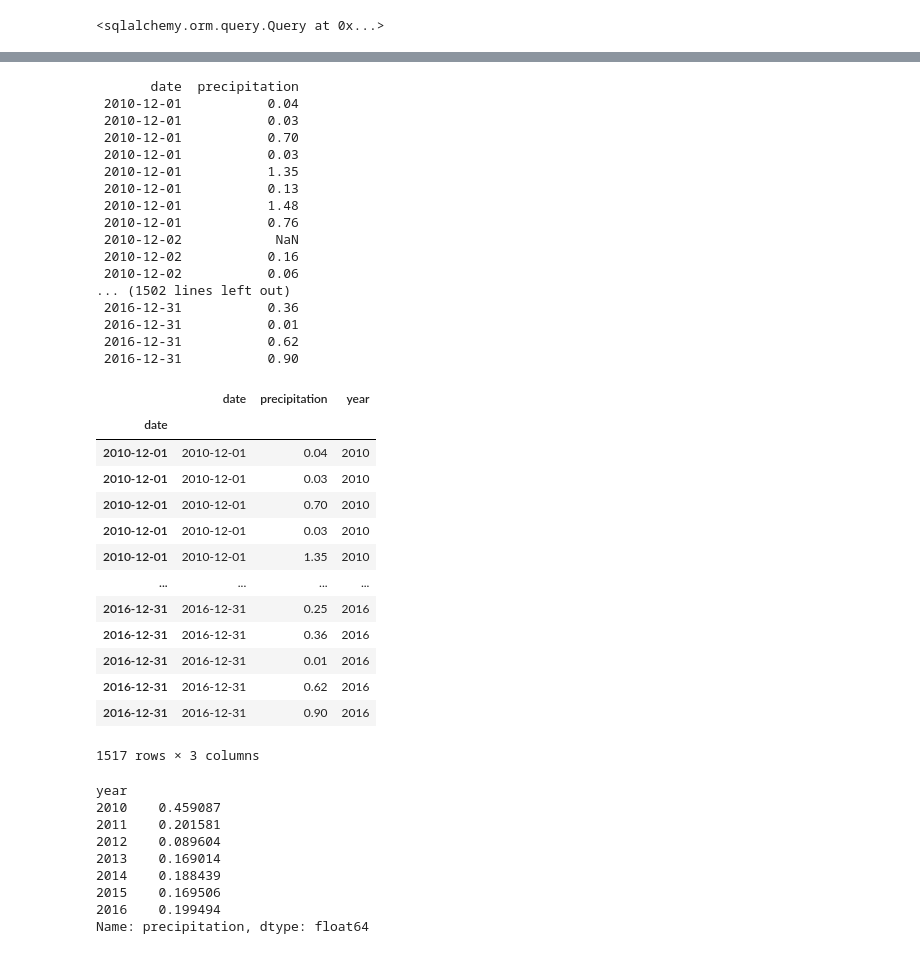
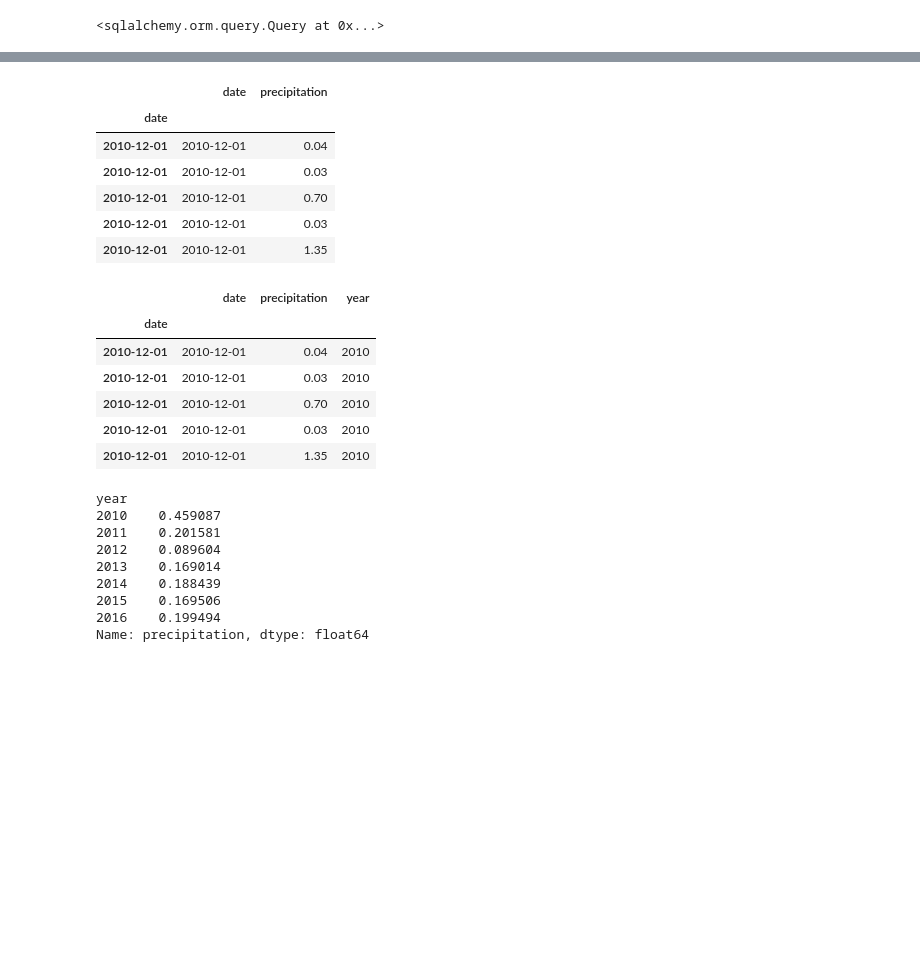
Before and after one commit to mariawolf29/surfs_up, a Jupyter notebook: Challenge 9.ipynb, the cells around one changed output, grey strips where cells are left out. Cells and saved outputs as stored; diff of their text form; code cells hidden in the pictures; blank space fills up the shorter version.

```diff
--- a/Challenge 9.ipynb
+++ b/Challenge 9.ipynb
@@ -80,44 +61,27 @@ df_december.set_index(df_december['date'], inplace=True)
 
 # Sort the dataframe by date
 df_december = df_december.sort_index()
-print(df_december.to_string(index=False))
+df_december.head()
 # %% [output]
-       date  precipitation
- 2010-12-01           0.04
- 2010-12-01           0.03
- 2010-12-01           0.70
- 2010-12-01           0.03
- 2010-12-01           1.35
- 2010-12-01           0.13
- 2010-12-01           1.48
- 2010-12-01           0.76
- 2010-12-02            NaN
- 2010-12-02           0.16
- 2010-12-02           0.06
-... (1502 lines left out)
- 2016-12-31           0.36
- 2016-12-31           0.01
- 2016-12-31           0.62
- 2016-12-31           0.90
+|  | date | precipitation |
+| date |  |  |
+| 2010-12-01 | 2010-12-01 | 0.04 |
+| 2010-12-01 | 2010-12-01 | 0.03 |
+| 2010-12-01 | 2010-12-01 | 0.70 |
+| 2010-12-01 | 2010-12-01 | 0.03 |
+| 2010-12-01 | 2010-12-01 | 1.35 |
 # %%
 # Create column for year only:
 df_december["year"] = df_december["date"].str.slice(0, 4).astype(int)
-df_december
+df_december.head()
 # %% [output]
 |  | date | precipitation | year |
 | date |  |  |  |
 | 2010-12-01 | 2010-12-01 | 0.04 | 2010 |
 | 2010-12-01 | 2010-12-01 | 0.03 | 2010 |
 | 2010-12-01 | 2010-12-01 | 0.70 | 2010 |
 | 2010-12-01 | 2010-12-01 | 0.03 | 2010 |
 | 2010-12-01 | 2010-12-01 | 1.35 | 2010 |
-| ... | ... | ... | ... |
-| 2016-12-31 | 2016-12-31 | 0.25 | 2016 |
-| 2016-12-31 | 2016-12-31 | 0.36 | 2016 |
-| 2016-12-31 | 2016-12-31 | 0.01 | 2016 |
-| 2016-12-31 | 2016-12-31 | 0.62 | 2016 |
-| 2016-12-31 | 2016-12-31 | 0.90 | 2016 |
-1517 rows × 3 columns
 # %%
 # APPROACH 1:
 # using method groupby to calculate the average precipitation per year accross all
```
Also changed, not shown: parts of 3 cells of this notebook.
